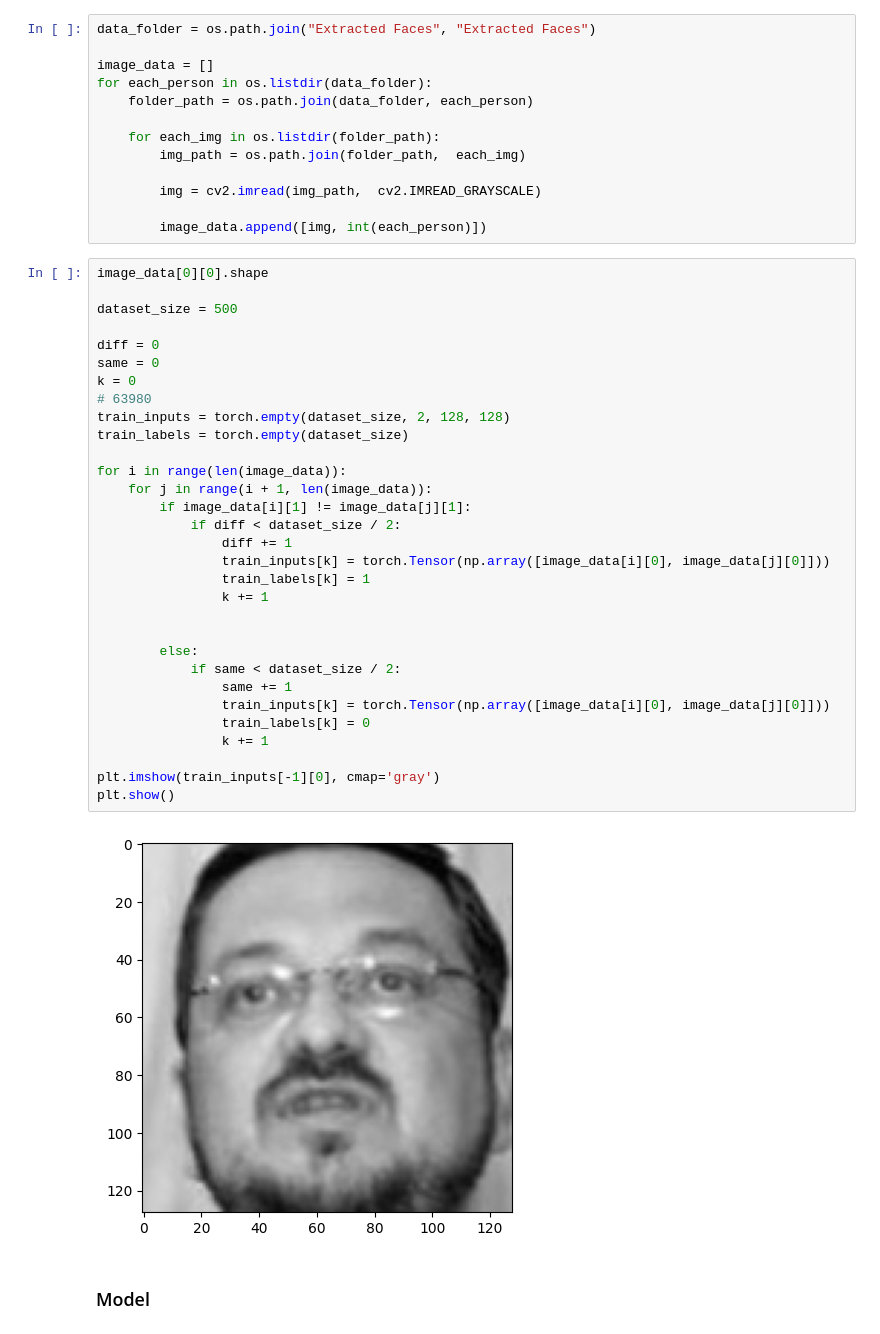
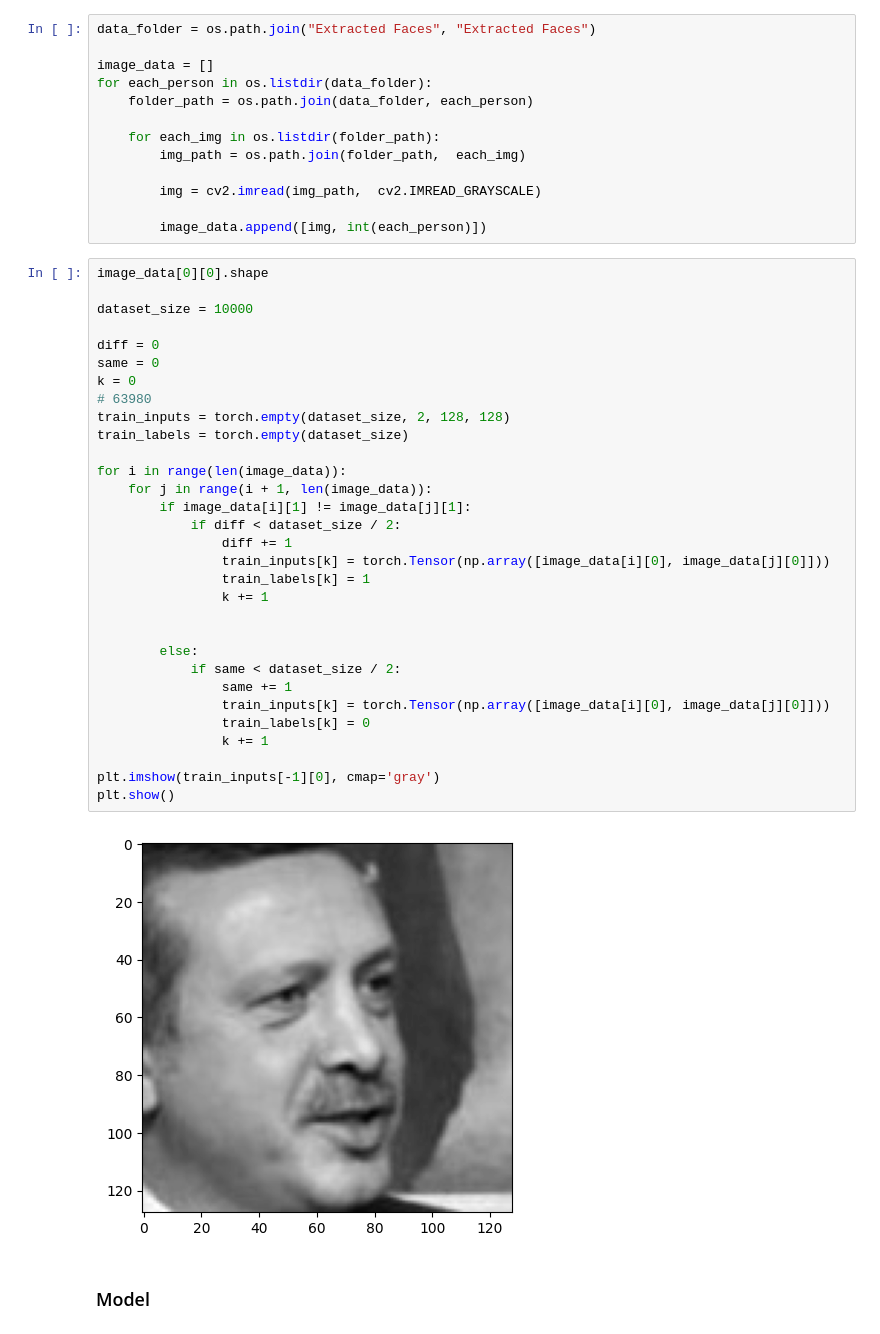
Before and after one commit to himanshukumargupta11012/Face-Recognition, a Jupyter notebook: face_recogntion.ipynb, the cells around one changed output. Drawn from its saved outputs; the diff is of its cells as text.

```diff
--- a/face_recogntion.ipynb
+++ b/face_recogntion.ipynb
@@ -32,36 +32,36 @@ for each_person in os.listdir(data_folder):
 # %%
 image_data[0][0].shape
 
-dataset_size = 500
+dataset_size = 10000
 
 diff = 0
 same = 0
 k = 0
 # 63980
 train_inputs = torch.empty(dataset_size, 2, 128, 128)
 train_labels = torch.empty(dataset_size)
 
 for i in range(len(image_data)):
     for j in range(i + 1, len(image_data)):
         if image_data[i][1] != image_data[j][1]:
             if diff < dataset_size / 2:
                 diff += 1
                 train_inputs[k] = torch.Tensor(np.array([image_data[i][0], image_data[j][0]]))
                 train_labels[k] = 1
                 k += 1
 
 
         else:
             if same < dataset_size / 2:
                 same += 1
                 train_inputs[k] = torch.Tensor(np.array([image_data[i][0], image_data[j][0]]))
                 train_labels[k] = 0
                 k += 1
 
 plt.imshow(train_inputs[-1][0], cmap='gray')
 plt.show()
 # %% [output]
-[figure, old version]
+[figure, new version]
 # %% [markdown]
 ### Model
 # %%
```
Also changed, not shown: parts of 3 cells of this notebook.
